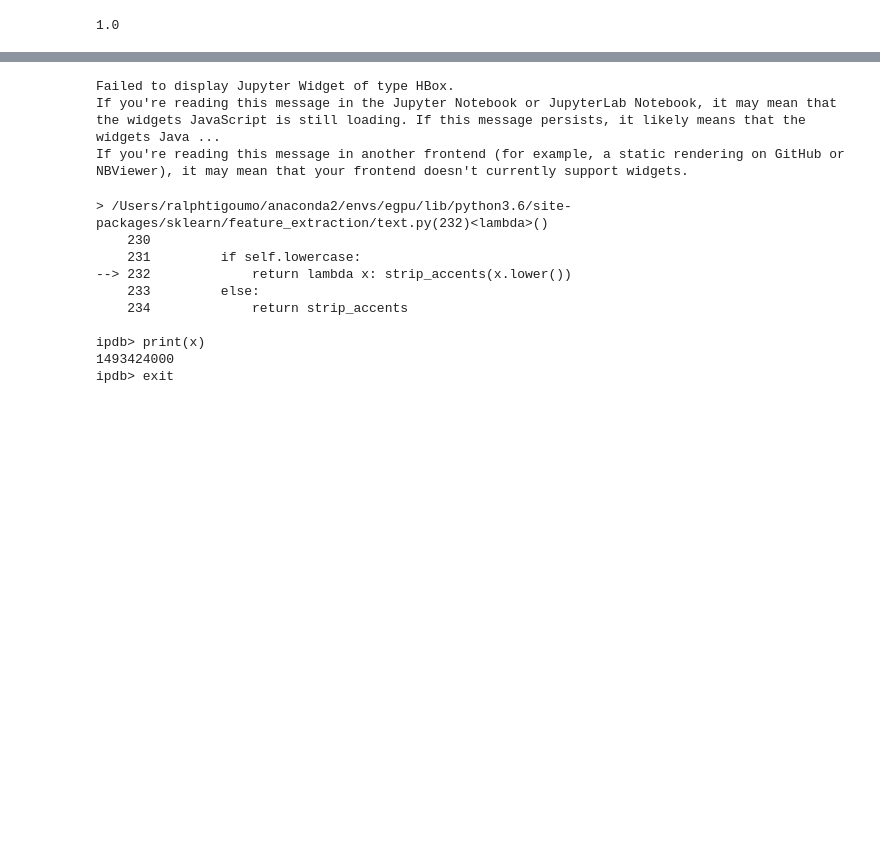
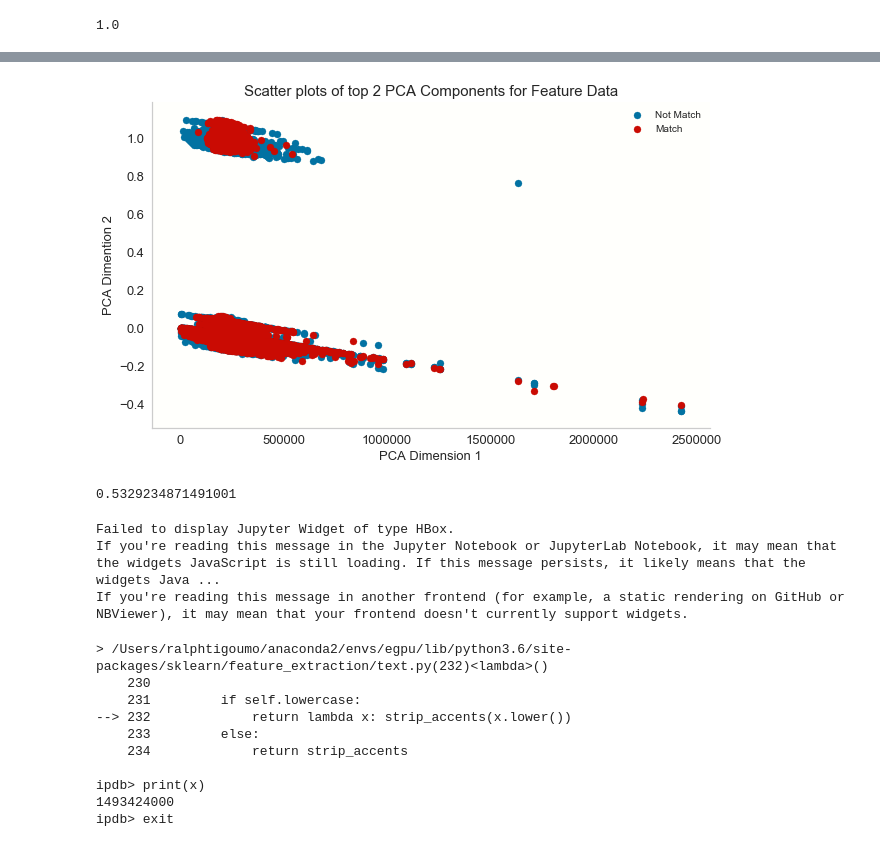
Before and after one commit to tralpha/spotify-project, a Jupyter notebook: DataLoader.ipynb, the cells around one changed output, grey strips where cells are left out. Cells and saved outputs as stored; diff of their text form; code cells hidden in the pictures; blank space fills up the shorter version.

```diff
--- a/DataLoader.ipynb
+++ b/DataLoader.ipynb
@@ -538,3 +573,34 @@ fig.savefig("Feature Importance.png", bbox_inches="tight")
+# %%
+#Can't do PCA on sparse matrix, use TruncatedSVD instead
+from sklearn.decomposition import TruncatedSVD
+pca_transformer = TruncatedSVD(2).fit(X_train)
+X_train_2d = pca_transformer.transform(X_train)
+X_test_2d = pca_transformer.transform(X_test)
+# %%
+colors = ['b', 'r']
+label_text = ["Not Match", "Match"]
+plt.figure(figsize = (10,6))
+for cur_quality in [0, 1]:
+    cur_df = X_train_2d[y_train == cur_quality]
+    plt.scatter(
+        cur_df[:, 0],
+        cur_df[:, 1],
+        c=colors[cur_quality],
+        label=label_text[cur_quality])
+plt.xlabel("PCA Dimension 1", fontsize = 13)
+plt.ylabel("PCA Dimention 2", fontsize = 13)
+plt.title("Scatter plots of top 2 PCA Components for Feature Data", fontsize = 15)
+plt.tick_params(labelsize = 13)
+plt.grid(alpha = 0)
+plt.legend();
+# %% [output]
+[figure, added]
+# %%
+#train model on PCA, 2 components
+model_2 = RandomForestClassifier().fit(X_train_2d, y_train)
+model_2.score(X_test_2d, y_test)
+# %% [output]
+0.5329234871491001
 # %%
 X_test_refined = pd.DataFrame([])
 r_precisions = []
```
Also changed, not shown: parts of 14 cells of this notebook, 1 other file.
